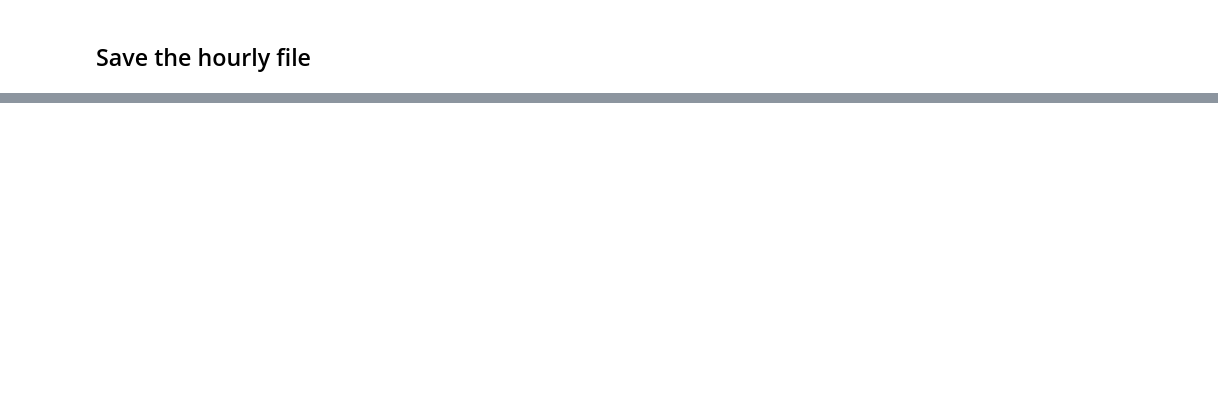
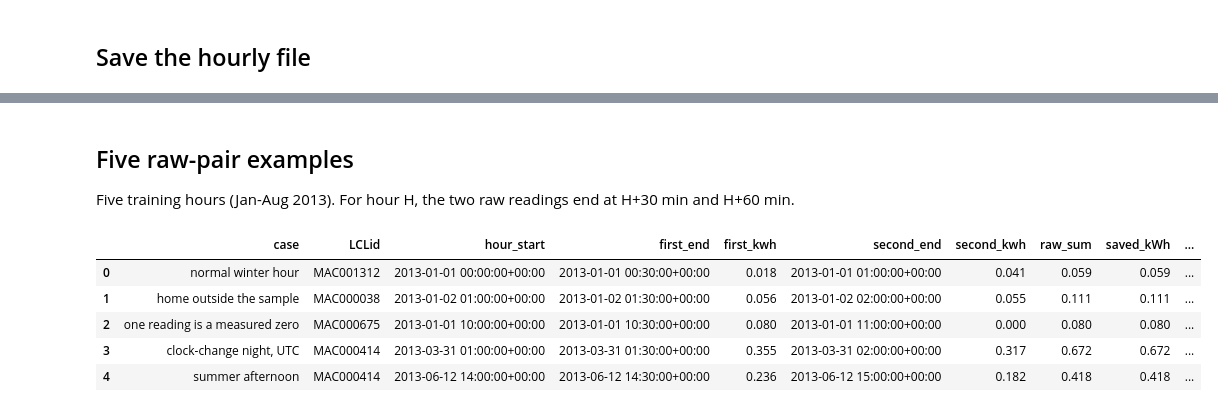
Before and after one commit to Fadhlallah-Almohammed/household-energy-prediction, a Jupyter notebook: notebooks/M2/prepare_hourly_data.ipynb, the cells around one changed output, grey strips where cells are left out. Cells and saved outputs as stored; diff of their text form; code cells hidden in the pictures; blank space fills up the shorter version.

```diff
--- a/notebooks/M2/prepare_hourly_data.ipynb
+++ b/notebooks/M2/prepare_hourly_data.ipynb
@@ -167,0 +303,3 @@ hourly.head()
+# %%
+full["hour_start"] = (full["ts"] - pd.Timedelta(minutes=30)).dt.floor("h")
+full.head()
@@ -167,0 +315,4 @@ hourly.head()
+# %%
+full_hourly = full.groupby(["LCLid", "hour_start"])["energy"].agg(n_valid="count", kWh_sum="sum")
+full_hourly["kWh"] = full_hourly["kWh_sum"].where(full_hourly["n_valid"] == 2).round(3)
+full_hourly.head()
@@ -167,0 +331,4 @@ hourly.head()
+# %%
+full_hours = pd.date_range("2013-01-01 00:00", "2013-12-31 23:00", freq="h", tz="UTC")
+full_grid = pd.MultiIndex.from_product([selected_homes, full_hours], names=["LCLid", "hour_start"])
+len(full_hours), len(full_grid)
@@ -167,0 +353,6 @@ hourly.head()
+# %%
+full_hourly = full_hourly.reindex(full_grid)
+full_hourly["n_valid"] = full_hourly["n_valid"].fillna(0).astype(int)
+full_hourly["is_complete"] = full_hourly["n_valid"] == 2
+full_hourly = full_hourly[["kWh", "n_valid", "is_complete"]].reset_index()
+full_hourly.head()
@@ -167,0 +423,46 @@ hourly.head()
+# %% [markdown]
+## Five raw-pair examples
+
+Five training hours (Jan-Aug 2013). For hour H, the two raw readings end at H+30 min and H+60 min.
+# %%
+pair_cases = [
+    ("normal winter hour", "MAC001312", "2013-01-01 00:00"),
+    ("home outside the sample", "MAC000038", "2013-01-02 01:00"),
+    ("one reading is a measured zero", "MAC000675", "2013-01-01 10:00"),
+    ("clock-change night, UTC", "MAC000414", "2013-03-31 01:00"),
+    ("summer afternoon", "MAC000414", "2013-06-12 14:00"),
+]
+raw_lookup = full.set_index(["LCLid", "ts"])["energy"]
+saved_lookup = full_hourly.set_index(["LCLid", "hour_start"])
+
+
+def raw_pair_table(cases):
+    table = pd.DataFrame(cases, columns=["case", "LCLid", "hour_start"])
+    table["hour_start"] = pd.to_datetime(table["hour_start"], utc=True)
+    table["first_end"] = table["hour_start"] + pd.Timedelta(minutes=30)
+    table["second_end"] = table["hour_start"] + pd.Timedelta(hours=1)
+    first_keys = pd.MultiIndex.from_arrays([table["LCLid"], table["first_end"]])
+    second_keys = pd.MultiIndex.from_arrays([table["LCLid"], table["second_end"]])
+    table["first_kwh"] = raw_lookup.reindex(first_keys).to_numpy()
+    table["second_kwh"] = raw_lookup.reindex(second_keys).to_numpy()
+    table["raw_sum"] = (table["first_kwh"] + table["second_kwh"]).round(3)
+    saved_keys = pd.MultiIndex.from_arrays([table["LCLid"], table["hour_start"]])
+    table["saved_kWh"] = saved_lookup["kWh"].reindex(saved_keys).to_numpy()
+    table["saved_n_valid"] = saved_lookup["n_valid"].reindex(saved_keys).to_numpy()
+    both_missing = table["raw_sum"].isna() & table["saved_kWh"].isna()
+    table["matches"] = both_missing | ((table["raw_sum"] - table["saved_kWh"]).abs() < 1e-9)
+    return table
+
+
+pairs = raw_pair_table(pair_cases)
+assert pairs["matches"].all() and pairs["saved_kWh"].notna().all()
+show_columns = ["case", "LCLid", "hour_start", "first_end", "first_kwh",
+                "second_end", "second_kwh", "raw_sum", "saved_kWh", "matches"]
+pairs[show_columns]
+# %% [output]
+|  | case | LCLid | hour_start | first_end | first_kwh | second_end | second_kwh | raw_sum | saved_kWh | ... |
+| 0 | normal winter hour | MAC001312 | 2013-01-01 00:00:00+00:00 | 2013-01-01 00:30:00+00:00 | 0.018 | 2013-01-01 01:00:00+00:00 | 0.041 | 0.059 | 0.059 | ... |
+| 1 | home outside the sample | MAC000038 | 2013-01-02 01:00:00+00:00 | 2013-01-02 01:30:00+00:00 | 0.056 | 2013-01-02 02:00:00+00:00 | 0.055 | 0.111 | 0.111 | ... |
+| 2 | one reading is a measured zero | MAC000675 | 2013-01-01 10:00:00+00:00 | 2013-01-01 10:30:00+00:00 | 0.080 | 2013-01-01 11:00:00+00:00 | 0.000 | 0.080 | 0.080 | ... |
+| 3 | clock-change night, UTC | MAC000414 | 2013-03-31 01:00:00+00:00 | 2013-03-31 01:30:00+00:00 | 0.355 | 2013-03-31 02:00:00+00:00 | 0.317 | 0.672 | 0.672 | ... |
+| 4 | summer afternoon | MAC000414 | 2013-06-12 14:00:00+00:00 | 2013-06-12 14:30:00+00:00 | 0.236 | 2013-06-12 15:00:00+00:00 | 0.182 | 0.418 | 0.418 | ... |
```
Also changed, not shown: parts of 46 cells of this notebook.
